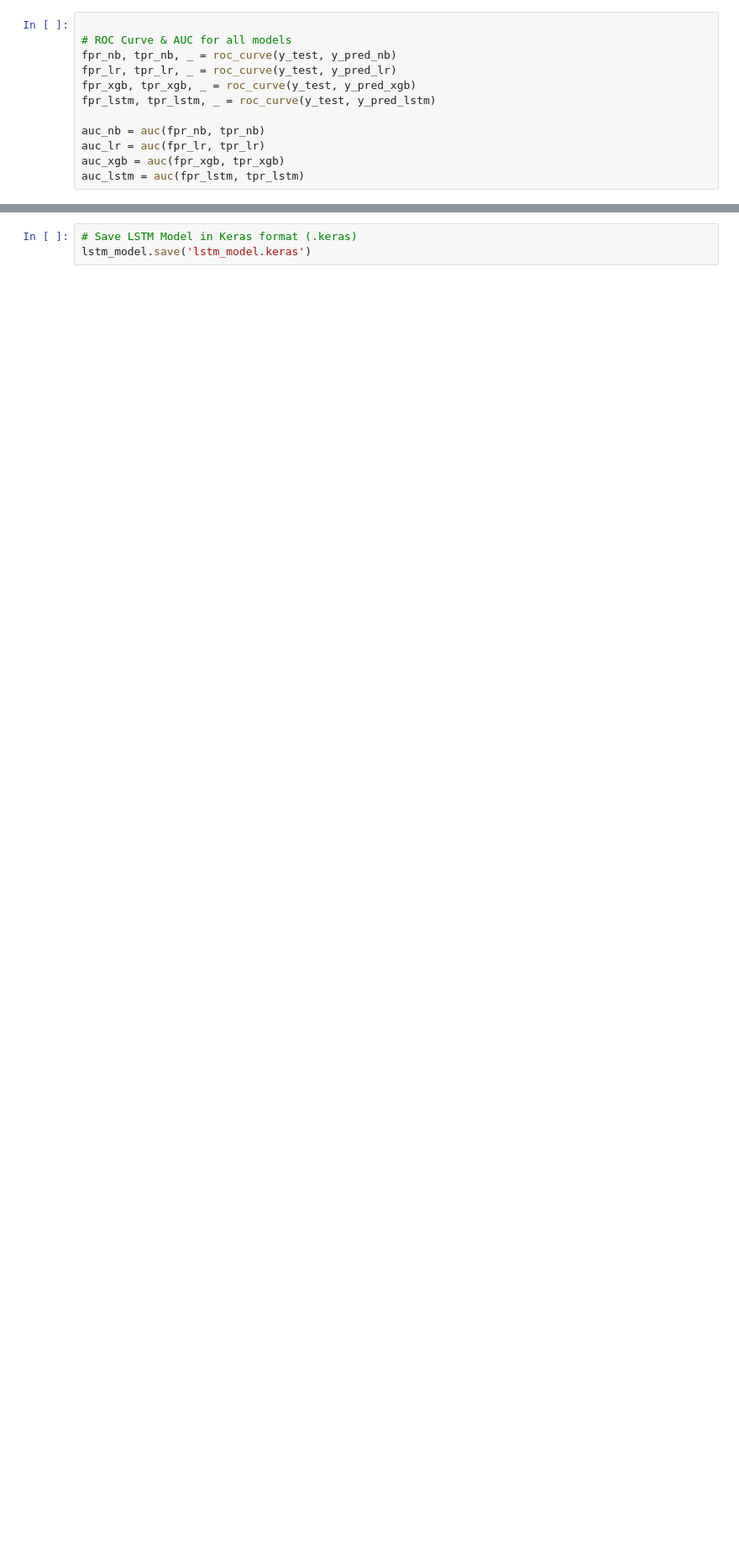
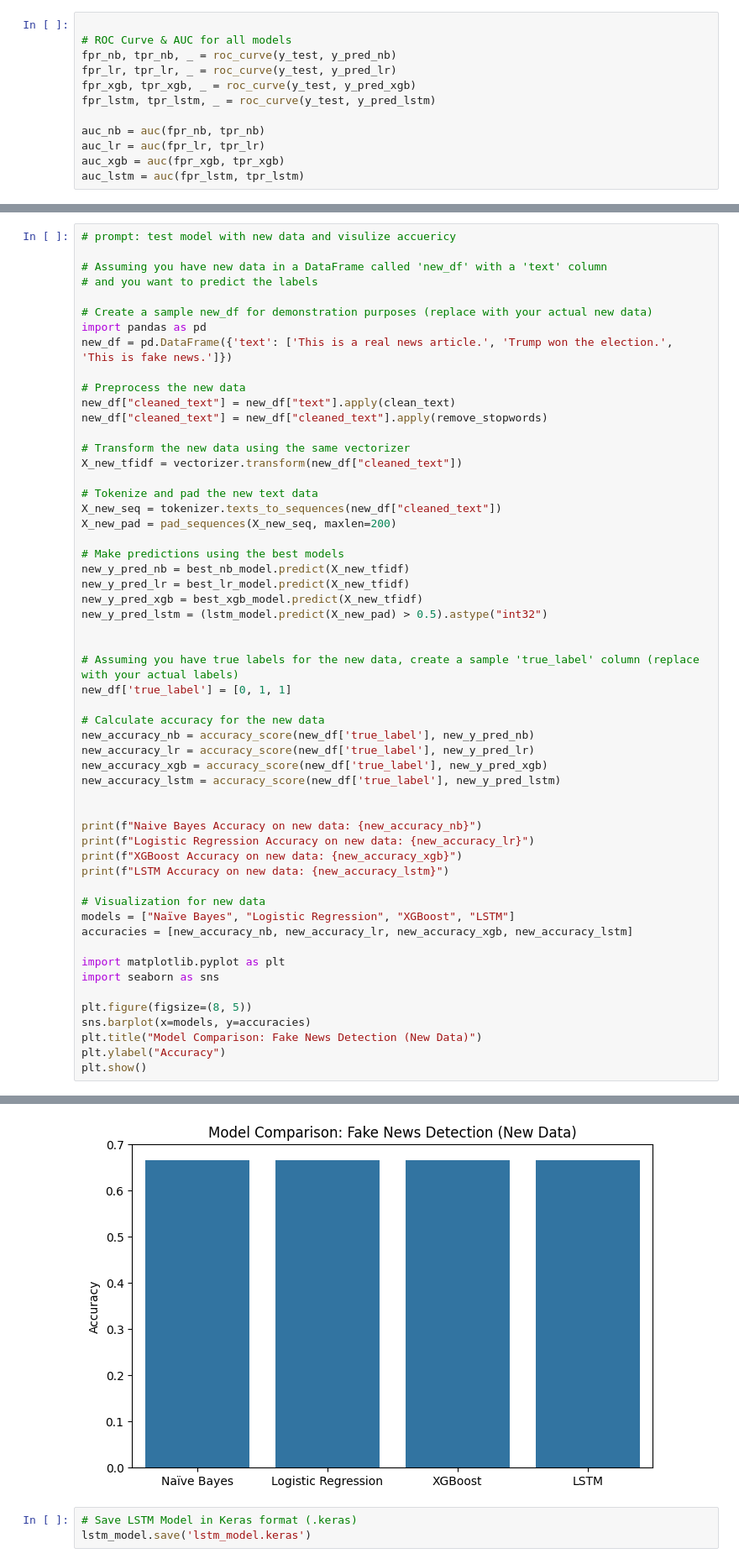
Before and after one commit to adams-gc/AI_SOLUTION_, a Jupyter notebook: fackeMain.ipynb, the cells around one changed output, grey strips where cells are left out. Shown: that part at 84% size. Drawn from its saved outputs; the diff is of its cells as text; blank space fills up the shorter version.

```diff
--- a/fackeMain.ipynb
+++ b/fackeMain.ipynb
@@ -692,3 +692,59 @@ plt.grid()
 plt.show()
 # %% [output]
 [figure]
+# %%
+# prompt: test model with new data and visulize accuericy
+
+# Assuming you have new data in a DataFrame called 'new_df' with a 'text' column
+# and you want to predict the labels
+
+# Create a sample new_df for demonstration purposes (replace with your actual new data)
+import pandas as pd
+new_df = pd.DataFrame({'text': ['This is a real news article.', 'Trump won the election.', 'This is fake news.']})
+
+# Preprocess the new data
+new_df["cleaned_text"] = new_df["text"].apply(clean_text)
+new_df["cleaned_text"] = new_df["cleaned_text"].apply(remove_stopwords)
+
+# Transform the new data using the same vectorizer
+X_new_tfidf = vectorizer.transform(new_df["cleaned_text"])
+
+# Tokenize and pad the new text data
+X_new_seq = tokenizer.texts_to_sequences(new_df["cleaned_text"])
+X_new_pad = pad_sequences(X_new_seq, maxlen=200)
+
+# Make predictions using the best models
+new_y_pred_nb = best_nb_model.predict(X_new_tfidf)
+new_y_pred_lr = best_lr_model.predict(X_new_tfidf)
+new_y_pred_xgb = best_xgb_model.predict(X_new_tfidf)
+new_y_pred_lstm = (lstm_model.predict(X_new_pad) > 0.5).astype("int32")
+
+
+# Assuming you have true labels for the new data, create a sample 'true_label' column (replace with your actual labels)
+new_df['true_label'] = [0, 1, 1]
+
+# Calculate accuracy for the new data
+new_accuracy_nb = accuracy_score(new_df['true_label'], new_y_pred_nb)
+new_accuracy_lr = accuracy_score(new_df['true_label'], new_y_pred_lr)
+new_accuracy_xgb = accuracy_score(new_df['true_label'], new_y_pred_xgb)
+new_accuracy_lstm = accuracy_score(new_df['true_label'], new_y_pred_lstm)
+
+
+print(f"Naive Bayes Accuracy on new data: {new_accuracy_nb}")
+print(f"Logistic Regression Accuracy on new data: {new_accuracy_lr}")
+print(f"XGBoost Accuracy on new data: {new_accuracy_xgb}")
+print(f"LSTM Accuracy on new data: {new_accuracy_lstm}")
+
+# Visualization for new data
+models = ["Naïve Bayes", "Logistic Regression", "XGBoost", "LSTM"]
+accuracies = [new_accuracy_nb, new_accuracy_lr, new_accuracy_xgb, new_accuracy_lstm]
+
+import matplotlib.pyplot as plt
+import seaborn as sns
+
+plt.figure(figsize=(8, 5))
+sns.barplot(x=models, y=accuracies)
+plt.title("Model Comparison: Fake News Detection (New Data)")
+plt.ylabel("Accuracy")
+plt.show()
+# %% [output]
@@ -695,3 +756,4 @@ plt.show()
+[figure, added]
 # %%
 # Save LSTM Model in Keras format (.keras)
 lstm_model.save('lstm_model.keras')
```
Also changed, not shown: parts of 1 cell of this notebook.
